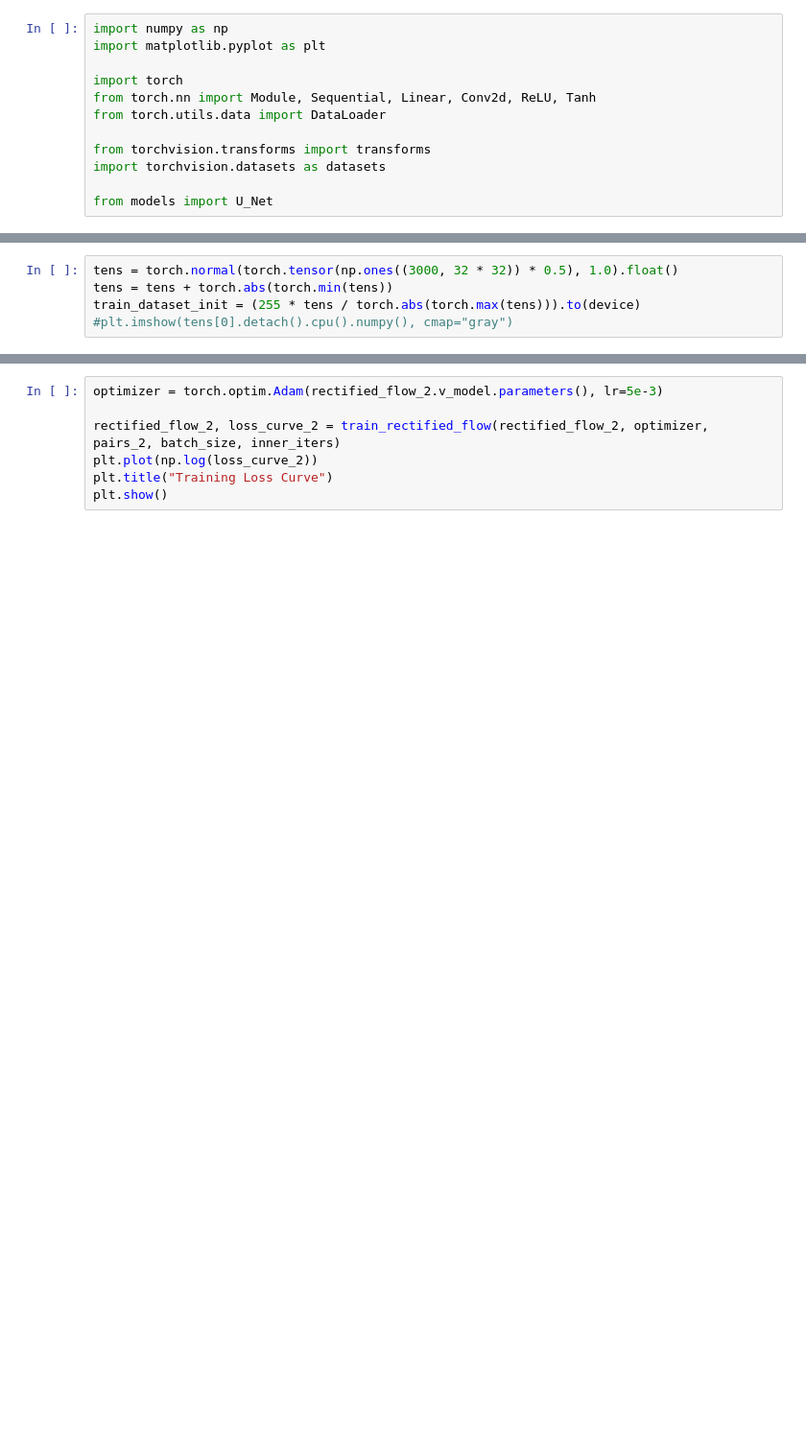
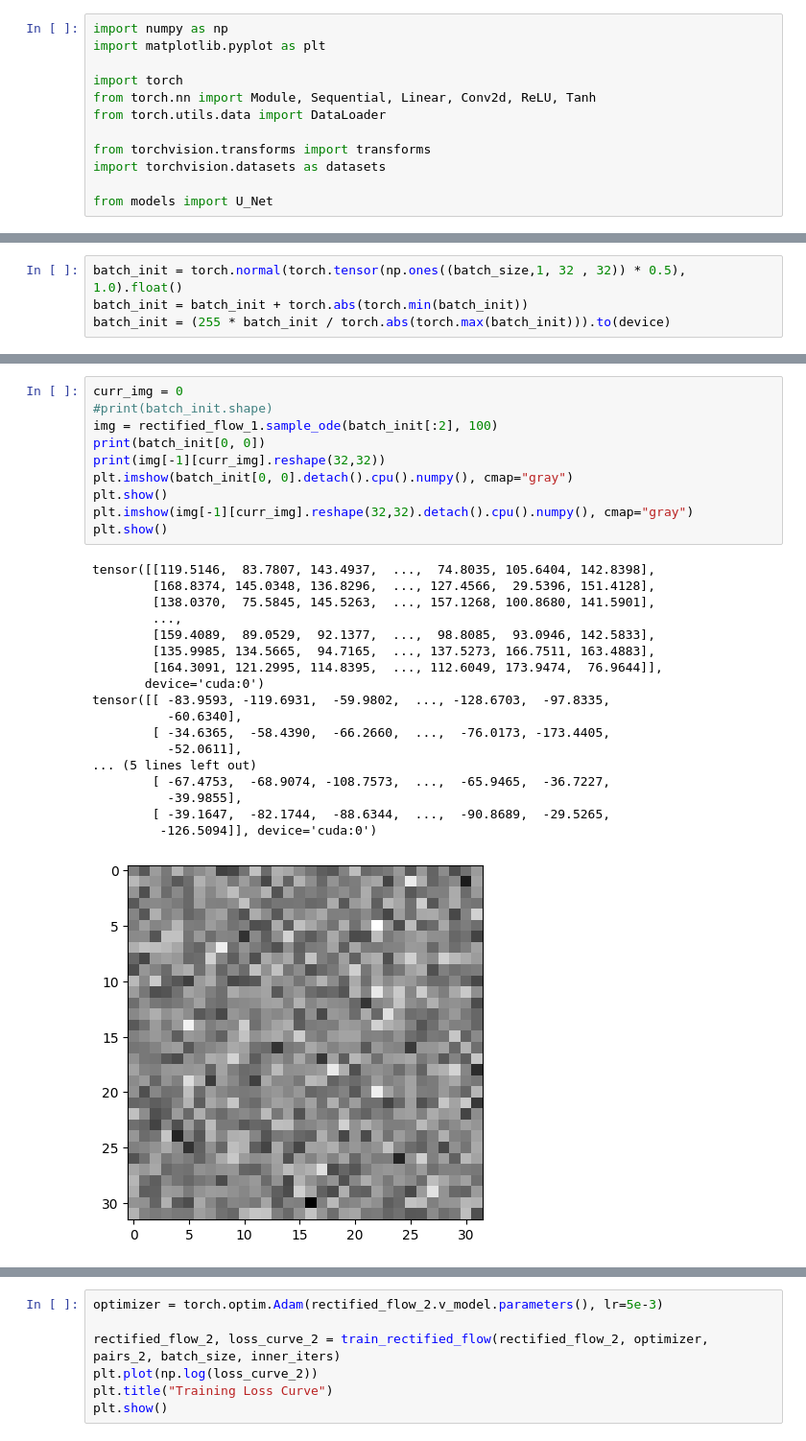
Before and after one commit to HeiseMax/RectifiedFlow, a Jupyter notebook: MNIST_test5.ipynb, the cells around one changed output, grey strips where cells are left out. Shown at 96% size. Saved outputs shown, nothing was run; the diff lists cells and outputs as text; blank space fills up the shorter version.

```diff
--- a/MNIST_test5.ipynb
+++ b/MNIST_test5.ipynb
@@ -117,5 +182,4 @@ torch.Size([3000, 28, 28])
 # %%
-tens = torch.normal(torch.tensor(np.ones((3000, 32 * 32)) * 0.5), 1.0).float()
-tens = tens + torch.abs(torch.min(tens))
-train_dataset_init = (255 * tens / torch.abs(torch.max(tens))).to(device)
-#plt.imshow(tens[0].detach().cpu().numpy(), cmap="gray")
+batch_init = torch.normal(torch.tensor(np.ones((batch_size,1, 32 , 32)) * 0.5), 1.0).float()
+batch_init = batch_init + torch.abs(torch.min(batch_init))
+batch_init = (255 * batch_init / torch.abs(torch.max(batch_init))).to(device)
@@ -245,0 +186,29 @@ plt.show()
+# %%
+curr_img = 0
+#print(batch_init.shape)
+img = rectified_flow_1.sample_ode(batch_init[:2], 100)
+print(batch_init[0, 0])
+print(img[-1][curr_img].reshape(32,32))
+plt.imshow(batch_init[0, 0].detach().cpu().numpy(), cmap="gray")
+plt.show()
+plt.imshow(img[-1][curr_img].reshape(32,32).detach().cpu().numpy(), cmap="gray")
+plt.show()
+# %% [output]
+tensor([[119.5146,  83.7807, 143.4937,  ...,  74.8035, 105.6404, 142.8398],
+        [168.8374, 145.0348, 136.8296,  ..., 127.4566,  29.5396, 151.4128],
+        [138.0370,  75.5845, 145.5263,  ..., 157.1268, 100.8680, 141.5901],
+        ...,
+        [159.4089,  89.0529,  92.1377,  ...,  98.8085,  93.0946, 142.5833],
+        [135.9985, 134.5665,  94.7165,  ..., 137.5273, 166.7511, 163.4883],
+        [164.3091, 121.2995, 114.8395,  ..., 112.6049, 173.9474,  76.9644]],
+       device='cuda:0')
+tensor([[ -83.9593, -119.6931,  -59.9802,  ..., -128.6703,  -97.8335,
+          -60.6340],
+        [ -34.6365,  -58.4390,  -66.2660,  ...,  -76.0173, -173.4405,
+          -52.0611],
+... (5 lines left out)
+        [ -67.4753,  -68.9074, -108.7573,  ...,  -65.9465,  -36.7227,
+          -39.9855],
+        [ -39.1647,  -82.1744,  -88.6344,  ...,  -90.8689,  -29.5265,
+         -126.5094]], device='cuda:0')
+[figure, added]
```
Also changed, not shown: parts of 19 cells of this notebook, 32 other files.
